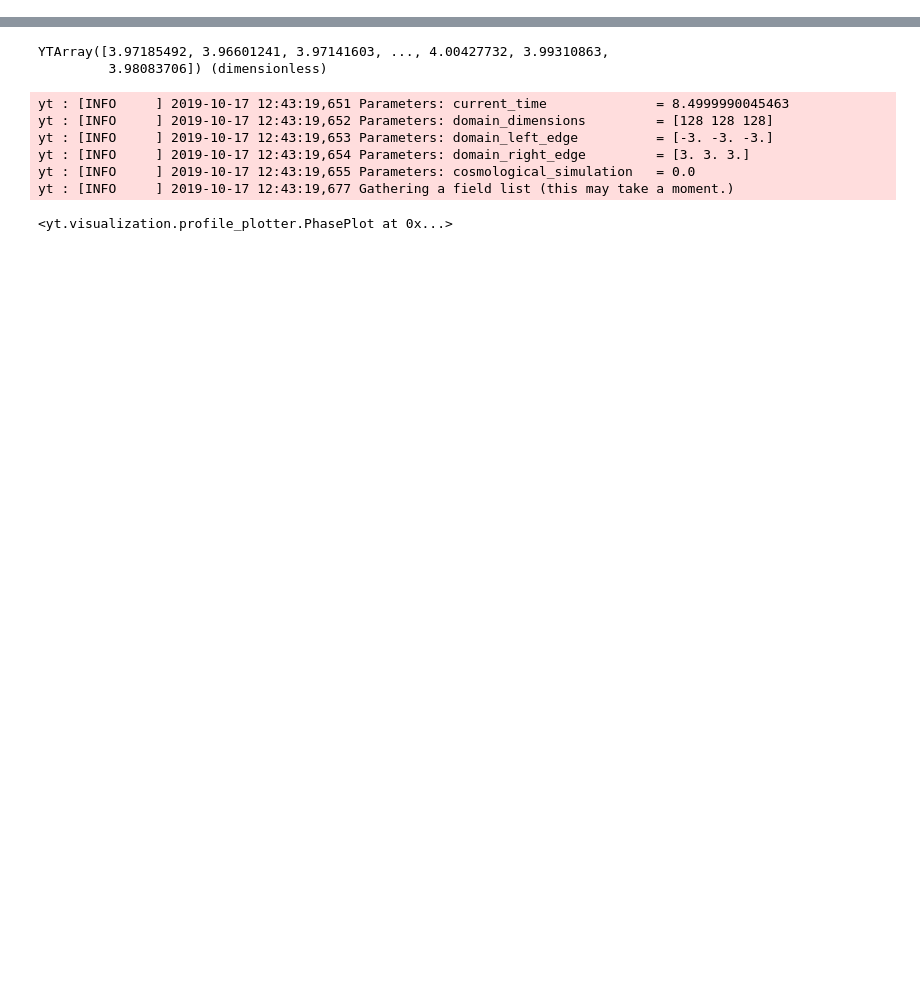
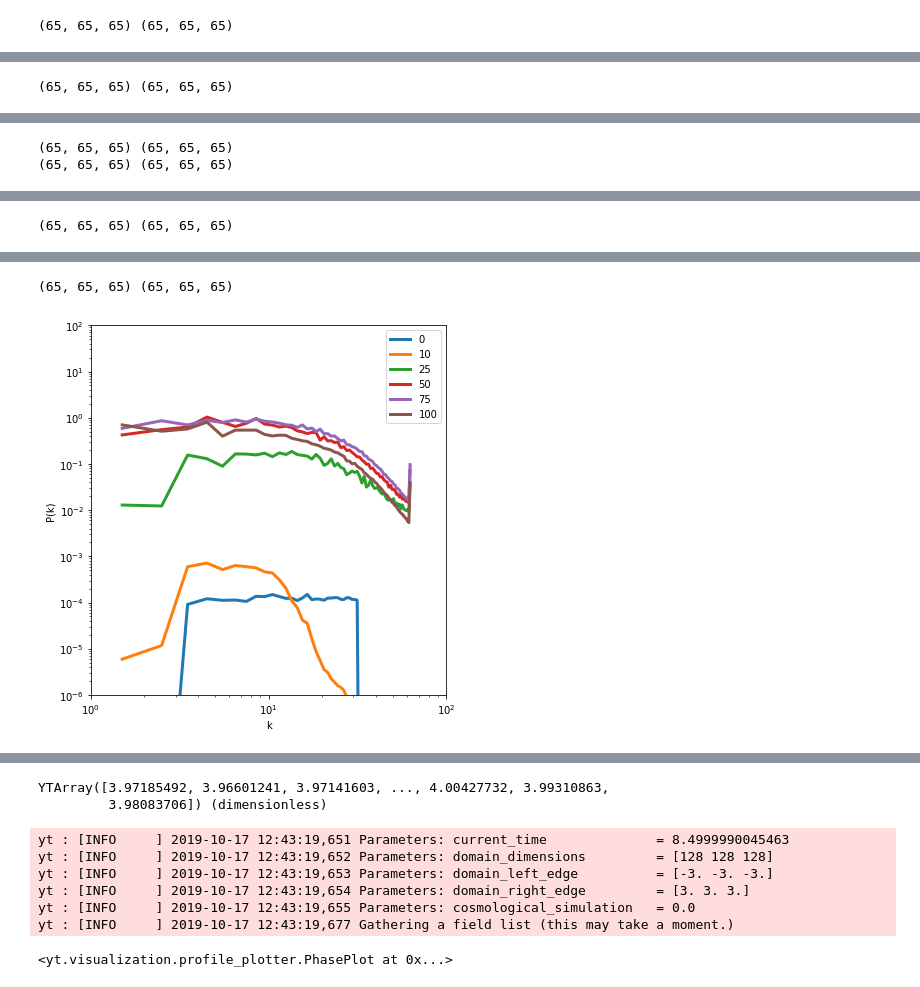
Before and after one commit to ibutsky/thermal_instabilities, a Jupyter notebook: analysis/test.ipynb, the cells around one changed output, grey strips where cells are left out. Cells and saved outputs as stored; diff of their text form; code cells hidden in the pictures; blank space fills up the shorter version.

```diff
--- a/analysis/test.ipynb
+++ b/analysis/test.ipynb
@@ -153,0 +230,13 @@ yt : [WARNING  ] 2019-10-22 11:17:00,551 Switching to symlog colorbar scaling un
+# %%
+
+
+output_list = [0, 10, 25, 50, 75, 100]
+tctf_list   = [1, 1,   1,  1,  1,  1]
+beta_list   = 6*[4]
+
+label_list = output_list
+
+
+plot_power_spectrum('drho', output_list = output_list, tctf_list = tctf_list, beta_list = beta_list, \
+                    label_list = label_list)
+# %% [output]
@@ -153,0 +249 @@ yt : [WARNING  ] 2019-10-22 11:17:00,551 Switching to symlog colorbar scaling un
+(65, 65, 65) (65, 65, 65)
@@ -153,0 +256 @@ yt : [WARNING  ] 2019-10-22 11:17:00,551 Switching to symlog colorbar scaling un
+(65, 65, 65) (65, 65, 65)
@@ -153,0 +269,2 @@ yt : [WARNING  ] 2019-10-22 11:17:00,551 Switching to symlog colorbar scaling un
+(65, 65, 65) (65, 65, 65)
+(65, 65, 65) (65, 65, 65)
@@ -153,0 +281 @@ yt : [WARNING  ] 2019-10-22 11:17:00,551 Switching to symlog colorbar scaling un
+(65, 65, 65) (65, 65, 65)
@@ -153,0 +284,2 @@ yt : [WARNING  ] 2019-10-22 11:17:00,551 Switching to symlog colorbar scaling un
+(65, 65, 65) (65, 65, 65)
+[figure, added]
```
Also changed, not shown: parts of 18 cells of this notebook, 5 other files.
